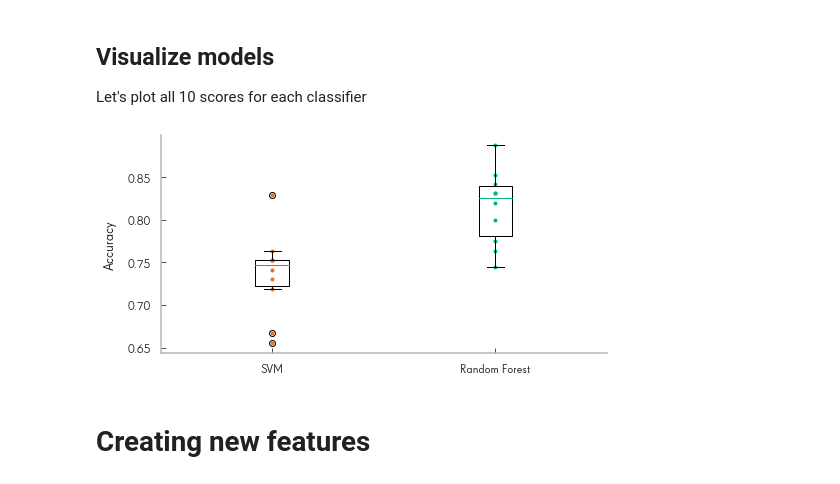
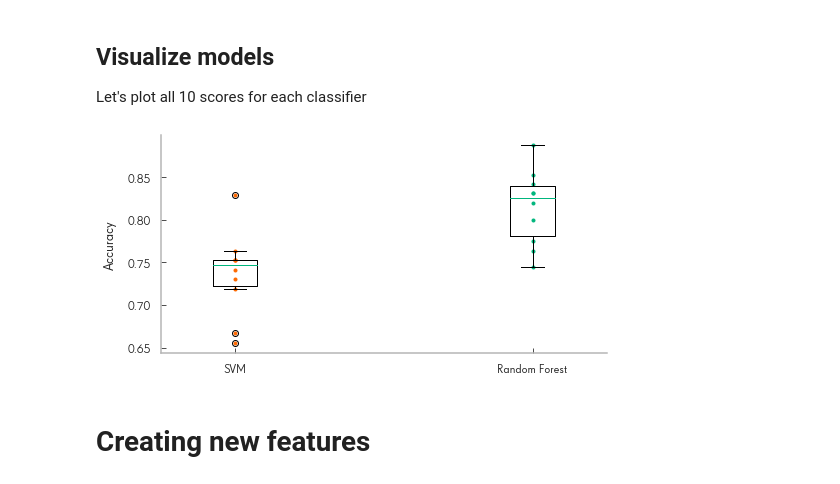
Before and after one commit to caheredia/titanic_predict, a Jupyter notebook: 0.1-data_exploration.ipynb, the cells around one changed output. Saved outputs shown, nothing was run; the diff lists cells and outputs as text; code cells hidden in the pictures.

Commit message:
adjust plot ranges

```diff
--- a/0.1-data_exploration.ipynb
+++ b/0.1-data_exploration.ipynb
@@ -248,12 +248,14 @@ Let's plot all 10 scores for each classifier
 # %%
 plt.figure(figsize=(8, 4))
 plt.plot([1]*10, svm_scores, ".")
 plt.plot([2]*10, forest_scores, ".")
 plt.boxplot([svm_scores, forest_scores], labels=("SVM","Random Forest"))
 plt.ylabel("Accuracy", fontsize=14)
+plt.xlim(.75,2.25)
+#plt.ylim(.5,1)
 plt.show()
 # %% [output]
-[figure, old version]
+[figure, new version]
 # %% [markdown]
 # Creating new features
 # %%
```
Also changed, not shown: parts of 1 cell of this notebook.
